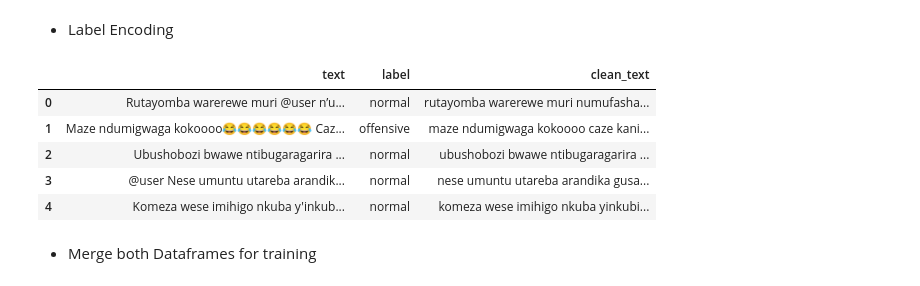
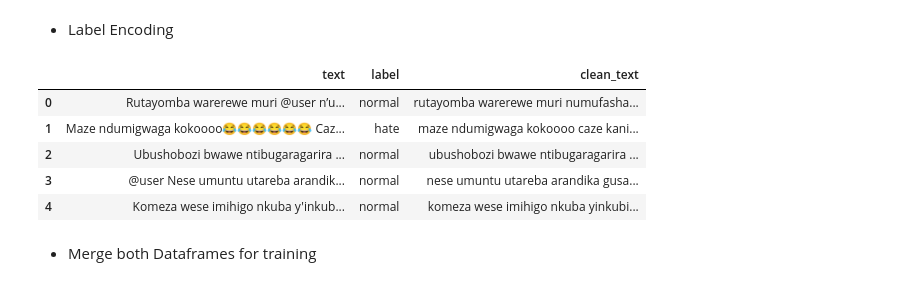
Before and after one commit to Olamieee/Kinyarwanda-Hatespeech-Detection, a Jupyter notebook: model/hate_speech_model.ipynb, the cells around one changed output. Cells and saved outputs as stored; diff of their text form; code cells hidden in the pictures.

```diff
--- a/model/hate_speech_model.ipynb
+++ b/model/hate_speech_model.ipynb
@@ -80,16 +81,16 @@ df2.to_csv("kinyarwanda_hate_speech_preprocessed2.csv", index=False)
 # %%
 label_map_scraped = {
     "positive": "normal",
     "neutral": "normal",
-    "negative": "offensive"
+    "negative": "hate"
 }
 
 df2['label'] = df2['label'].map(label_map_scraped)
 df2.head()
 # %% [output]
 |  | text | label | clean_text |
 | 0 | Rutayomba warerewe muri @user n’u... | normal | rutayomba warerewe muri numufasha... |
-| 1 | Maze ndumigwaga kokoooo😂😂😂😂😂😂 Caz... | offensive | maze ndumigwaga kokoooo caze kani... |
+| 1 | Maze ndumigwaga kokoooo😂😂😂😂😂😂 Caz... | hate | maze ndumigwaga kokoooo caze kani... |
 | 2 | Ubushobozi bwawe ntibugaragarira ... | normal | ubushobozi bwawe ntibugaragarira ... |
 | 3 | @user Nese umuntu utareba arandik... | normal | nese umuntu utareba arandika gusa... |
 | 4 | Komeza wese imihigo nkuba y'inkub... | normal | komeza wese imihigo nkuba yinkubi... |
```
Also changed, not shown: parts of 12 cells of this notebook, 12 other files.
